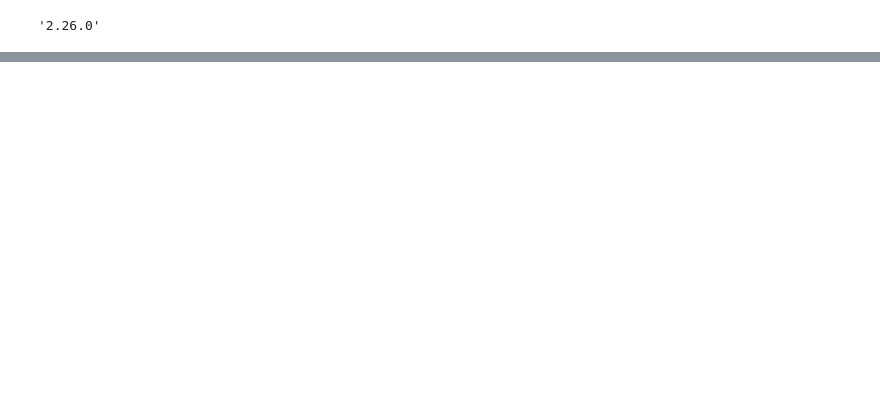
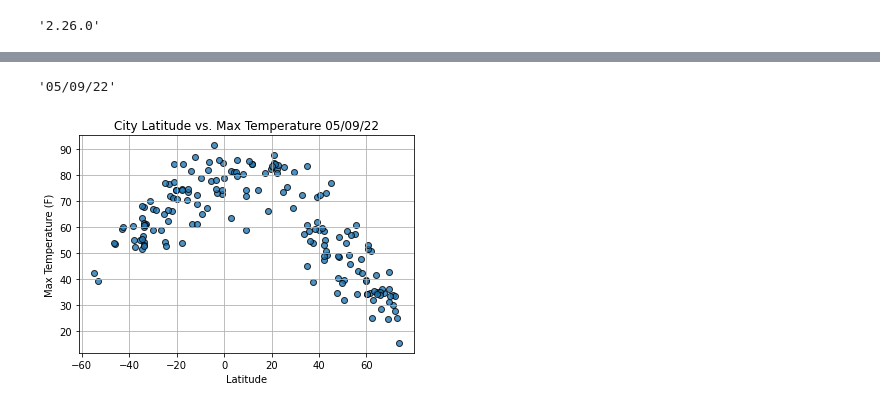
Before and after one commit to aaron-miller1/World_Weather_Analysis, a Jupyter notebook: WeatherPy.ipynb, the cells around one changed output, grey strips where cells are left out. Cells and saved outputs as stored; diff of their text form; code cells hidden in the pictures; blank space fills up the shorter version.

```diff
--- a/WeatherPy.ipynb
+++ b/WeatherPy.ipynb
@@ -206,3 +206,47 @@ output_data_file = 'weather_data/cities.csv'
 # export the city_data into a csv
 
 city_data_df.to_csv(output_data_file, index_label = 'City ID')
+# %%
+# Extract relevant fields from the DF for plotting
+
+lats = city_data_df['Lat']
+
+max_temps = city_data_df['Max Temp']
+
+humidity = city_data_df['Humidity']
+
+cloudiness = city_data_df['Cloudiness']
+
+wind_speed = city_data_df['Wind Speed']
+# %%
+# todays date
+
+today = time.strftime('%x')
+
+today
+# %% [output]
+'05/09/22'
+# %%
+# scatter plot for lat vs max temp
+
+plt.scatter(lats, max_temps, edgecolor='k', linewidths=1, marker='o', alpha =0.8, label = 'Cities')
+
+# incorp other graph properties
+
+plt.title(f'City Latitude vs. Max Temperature ' + time.strftime('%x'))
+
+plt.ylabel('Max Temperature (F)')
+
+plt.xlabel('Latitude')
+
+plt.grid(True)
+
+# save fig
+
+plt.savefig('weather_data/Fig2.png')
+
+# show plot
+
+plt.show()
+# %% [output]
+[figure, added]
```
Also changed, not shown: parts of 18 cells of this notebook.
